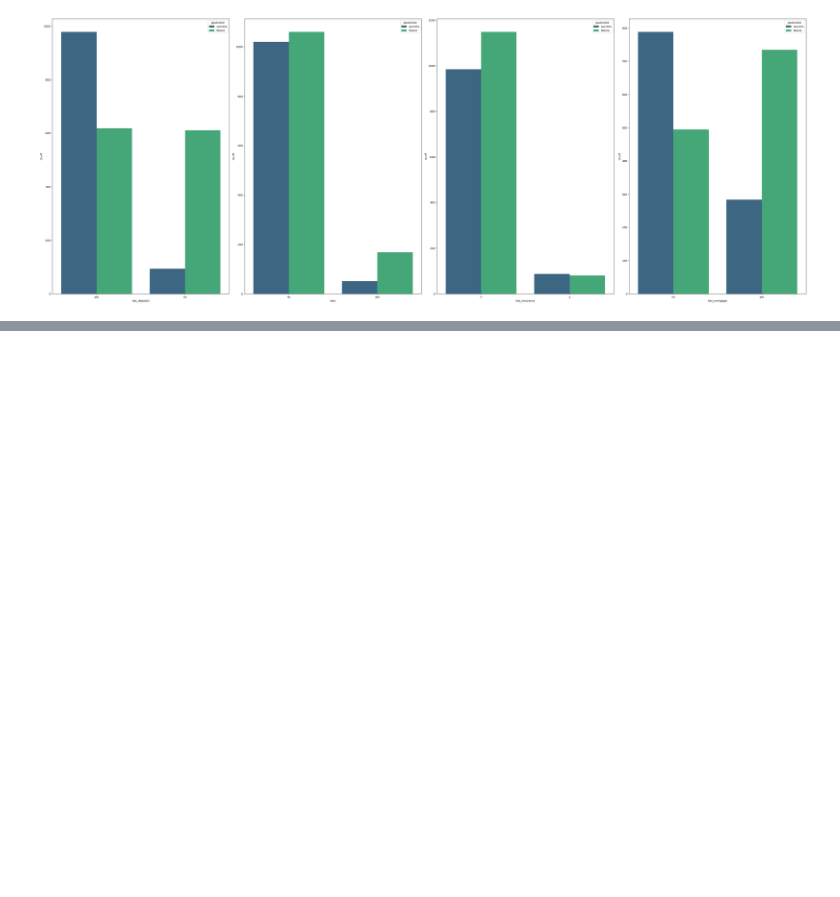
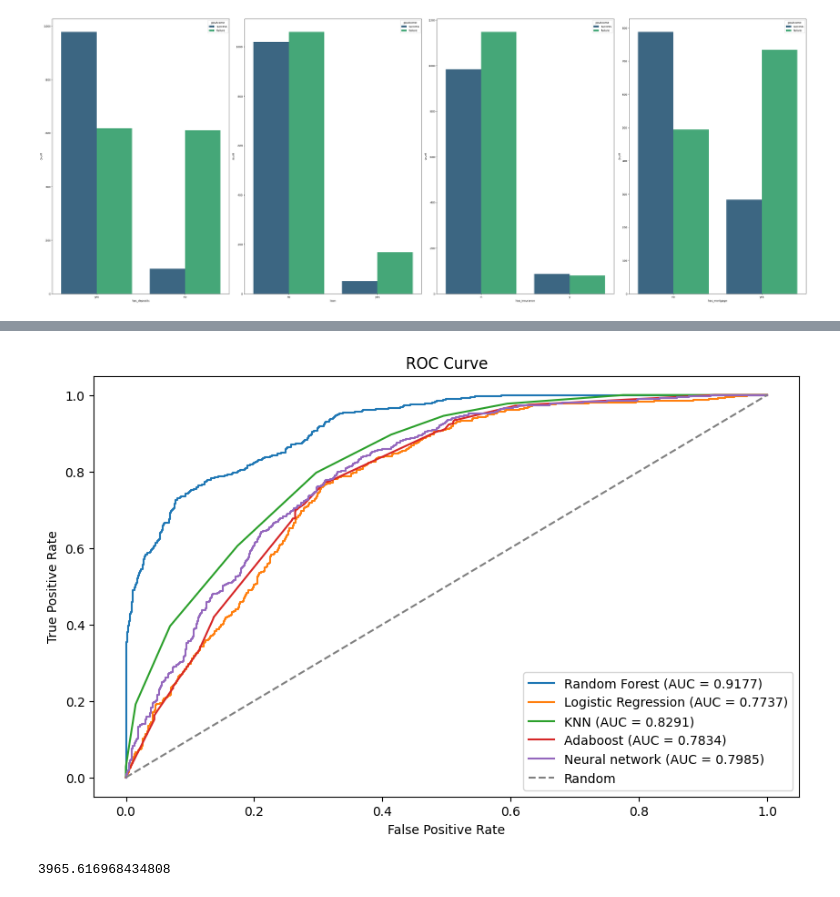
Before and after one commit to danielapinkasova/case_study, a Jupyter notebook: Master_notebook.ipynb, the cells around one changed output, grey strips where cells are left out. Drawn from its saved outputs; the diff is of its cells as text; code cells hidden in the pictures; blank space fills up the shorter version.

```diff
--- a/Master_notebook.ipynb
+++ b/Master_notebook.ipynb
@@ -402,7 +404,7 @@ nn.compile(loss="binary_crossentropy", optimizer='adam', metrics=['accuracy'])
 
 history = nn.fit(X_train_sc, y_train, epochs=100, batch_size=32, verbose = 0, validation_split=0.1)
 
-# manually calculating metrics
+# manually calculating metrics for test data
 y_pred_nn = nn.predict(X_test_sc)
 y_pred_binary = (y_pred_nn > 0.5).astype(int)
 f1_nn = f1_score(y_test, y_pred_binary)
@@ -411,4 +413,14 @@ roc_auc_nn = roc_auc_score(y_test, y_pred_nn)
 
 precision_nn, recall_nn, _nn = precision_recall_curve(y_test, y_pred_nn)
 pr_auc_nn = auc(recall_nn, precision_nn)
+
+# manually calculating metrics for train data
+y_pred_nn_train = nn.predict(X_train_sc)
+y_pred_binary = (y_pred_nn_train > 0.5).astype(int)
+f1_nn_train = f1_score(y_train, y_pred_binary)
+
+roc_auc_nn_train = roc_auc_score(y_train, y_pred_nn_train)
+
+precision_nn, recall_nn, _nn = precision_recall_curve(y_train, y_pred_nn_train)
+pr_auc_nn_train = auc(recall_nn, precision_nn)
 # %% [output]
@@ -478,3 +536,21 @@ plt.show()
+# %%
+# ROC Curve on train
+classifiers = [best_rf_estimator, best_lr_estimator, best_knn_estimator, best_adaboost_estimator, nn]
+classifier_names = ['Random Forest', 'Logistic Regression', 'KNN', 'Adaboost', 'Neural network']
+
+plt.figure(figsize=(10, 6))
+for classifier, name in zip(classifiers, classifier_names):
+    fpr, tpr, _ = roc_curve(y_train, results_on_train[name]['y_scores'])
+    plt.plot(fpr, tpr, label=f"{name} (AUC = {results_on_train[name]['AUC-ROC']:.4f})")
+
+plt.plot([0, 1], [0, 1], '--', color='gray', label='Random')
+plt.title('ROC Curve')
+plt.xlabel('False Positive Rate')
+plt.ylabel('True Positive Rate')
+plt.legend()
+plt.show()
+# %% [output]
+[figure, added]
 # %%
 # editing data of clients not included in first run
 # preparing data for second round of campaign
@@ -485,0 +570,4 @@ second_X = clients_merged_second[['has_deposits_enc', 'age', 'last_balance', 'mi
+# %%
+second_y_pred.sum()
+# %% [output]
+3965.616968434808
```
Also changed, not shown: parts of 10 cells of this notebook.
